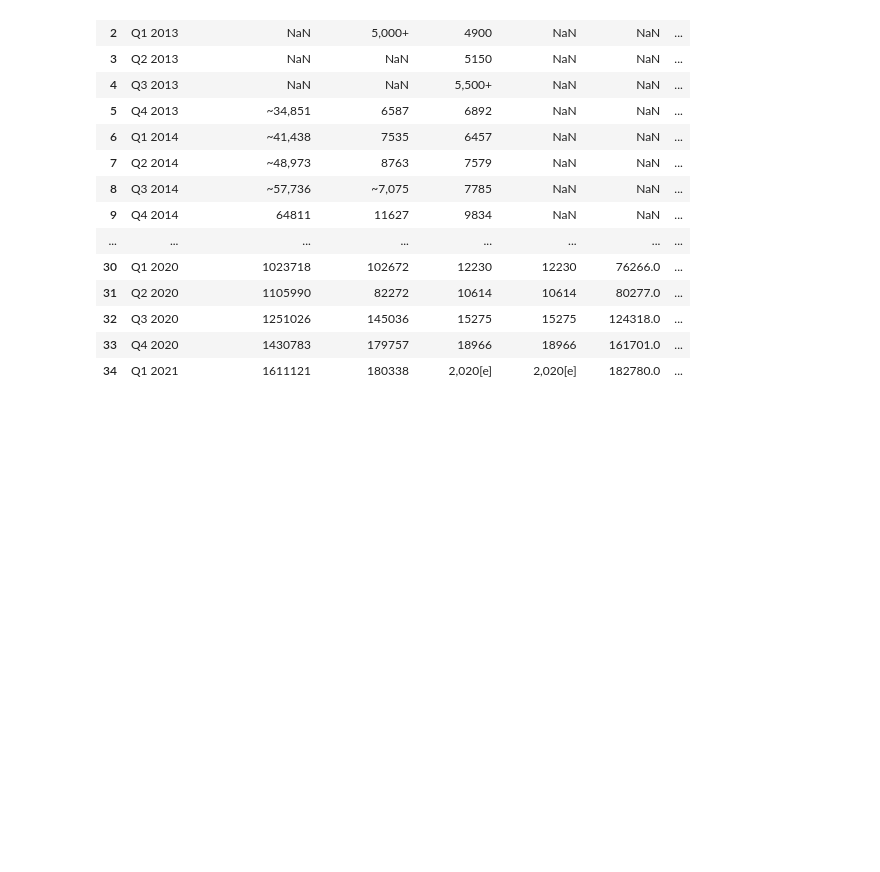
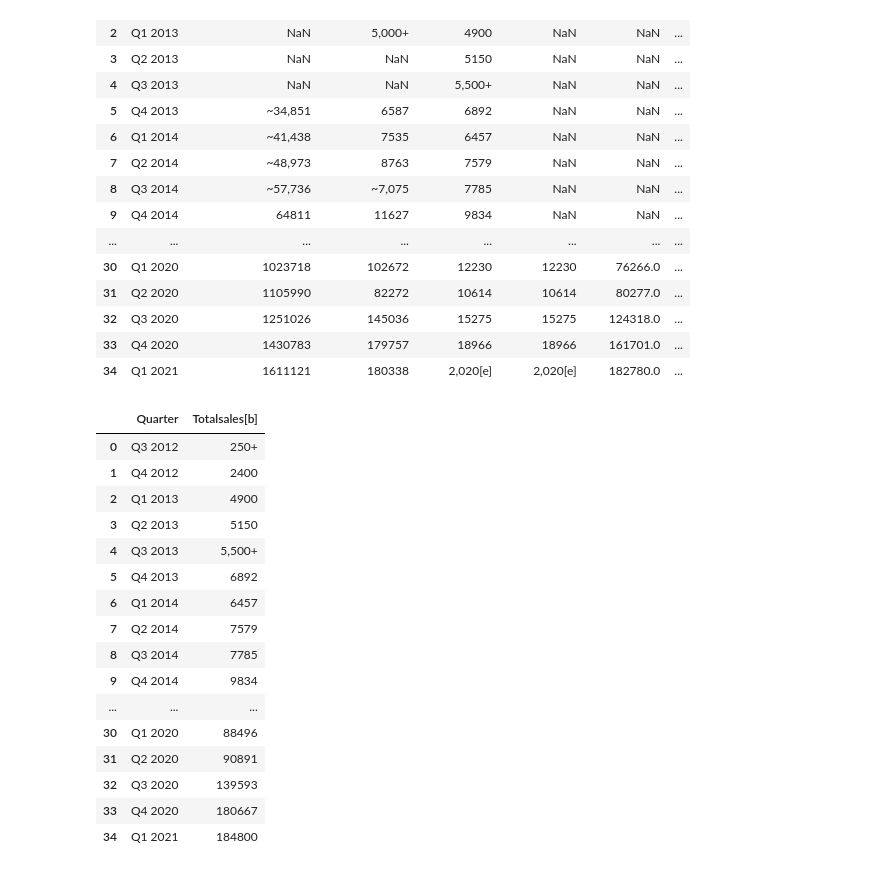
Before and after one commit to MwansaMwango/rise-of-electric-vehicles, a Jupyter notebook: data/scrape_telsa_sales_wiki.ipynb, the cells around one changed output. Saved outputs shown, nothing was run; the diff lists cells and outputs as text; code cells hidden in the pictures; blank space fills up the shorter version.

Commit message:
Cleaned tesla sales wiki scrapped data

```diff
--- a/data/scrape_telsa_sales_wiki.ipynb
+++ b/data/scrape_telsa_sales_wiki.ipynb
@@ -30,8 +30,8 @@ tables
  2      Former  Deepak Ahuja (two-time CFO) Ze'ev Drori (secon...]
 # %%
 #Select table regarding Total Tesla production and sales since 2012
-sales_df = tables[4]
-sales_df
+tesla_prod_df = tables[4]
+tesla_prod_df
 # %% [output]
 |  | Quarter | Cumulativeproduction | Totalproduction | Model Ssales | Model Xsales | Model 3sales | ... |
 | 0 | Q3 2012 | NaN | 350 | 250+ | NaN | NaN | ... |
@@ -54,0 +53,22 @@ sales_df
+# %%
+# Get relevant sales columns columns and create new df
+tesla_sales_df = tesla_prod_df[['Quarter','Totalsales[b]']]
+tesla_sales_df
+# %% [output]
+|  | Quarter | Totalsales[b] |
+| 0 | Q3 2012 | 250+ |
+| 1 | Q4 2012 | 2400 |
+| 2 | Q1 2013 | 4900 |
+| 3 | Q2 2013 | 5150 |
+| 4 | Q3 2013 | 5,500+ |
+| 5 | Q4 2013 | 6892 |
+| 6 | Q1 2014 | 6457 |
+| 7 | Q2 2014 | 7579 |
+| 8 | Q3 2014 | 7785 |
+| 9 | Q4 2014 | 9834 |
+| ... | ... | ... |
+| 30 | Q1 2020 | 88496 |
+| 31 | Q2 2020 | 90891 |
+| 32 | Q3 2020 | 139593 |
+| 33 | Q4 2020 | 180667 |
+| 34 | Q1 2021 | 184800 |
```
Also changed, not shown: parts of 3 cells of this notebook.
